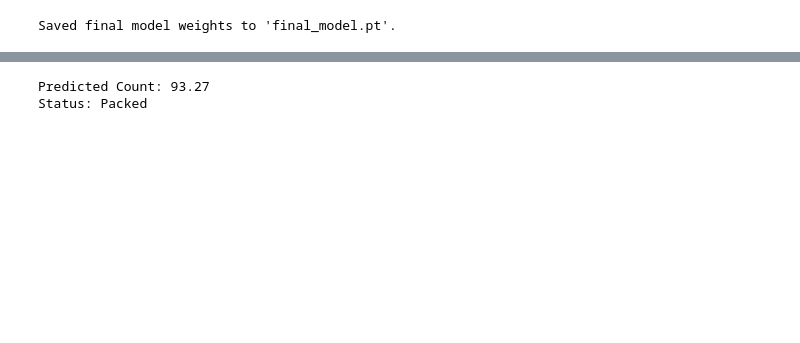
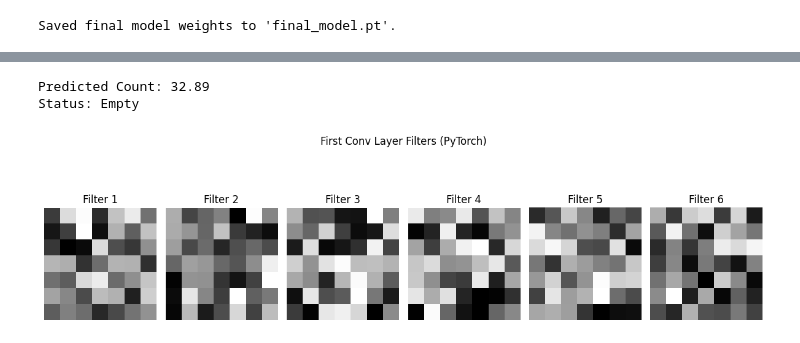
Before and after one commit to zub19/crowdNN, a Jupyter notebook: CNN.ipynb, the cells around one changed output, grey strips where cells are left out. Cells and saved outputs as stored; diff of their text form; code cells hidden in the pictures; blank space fills up the shorter version.

```diff
--- a/CNN.ipynb
+++ b/CNN.ipynb
@@ -441,14 +566,10 @@ class ResNetCrowdRegressor(nn.Module):
         x = self.fc(x)
         return x.squeeze(1)
 
-
 # Load the model
 device = torch.device('cuda' if torch.cuda.is_available() else 'cpu')
 model = ResNetCrowdRegressor().to(device)
-criterion = torch.nn.L1Loss()  #  MAE
-# model.load_state_dict(torch.load('best_model.pt', map_location=device))
-checkpoint = torch.load('best_model.pt', map_location=device)
-model.load_state_dict(checkpoint['model_state_dict'])
+model.load_state_dict(torch.load('best_model.pt', map_location=device))
 model.eval()
 
 # Define the same transform (for a single grayscale image)
@@ -460,7 +581,7 @@ transform = transforms.Compose([
 ])
 
 # Load an image for inference
-img_path = 'jhu_crowd_v2.0/test.jpg'  # Replace with your image path
+img_path = 'jhu_crowd_v2.0/test5.jpeg'  # Replace with your image path
 image = Image.open(img_path).convert('RGB')  # Your image might be RGB, so convert properly
 input_tensor = transform(image).unsqueeze(0).to(device)  # Add batch dimension and move to device
 
@@ -472,18 +593,59 @@ with torch.no_grad():
 print(f'Predicted Count: {predicted_count:.2f}')
 
 # Interpret the result
-if predicted_count < 10:
+if predicted_count < 50:
     print("Status: Empty")
-elif predicted_count < 20:
+elif predicted_count < 60:
     print("Status: A few people")
-elif predicted_count < 40:
+elif predicted_count < 70:
     print("Status: Average crowd")
-elif predicted_count < 60:
+elif predicted_count < 80:
     print("Status: Getting busy")
-elif predicted_count < 80:
+elif predicted_count < 100:
     print("Status: Busy")
 else:
     print("Status: Packed")
 # %% [output]
-Predicted Count: 93.27
-Status: Packed
+Predicted Count: 32.89
+Status: Empty
+# %%
+import matplotlib.pyplot as plt
+import torch
+import numpy as np
+
+# Step 1: Navigate to the actual conv layer
+# Assume model.features = nn.Sequential(...), common in custom ResNet-like models
+first_conv = list(model.children())[0]  # this is likely a Sequential
+first_conv_layer = None
+
+# Find the first actual Conv2d layer inside that Sequential
+for layer in first_conv:
+    if isinstance(layer, torch.nn.Conv2d):
+        first_conv_layer = layer
+        break
+
+if first_conv_layer is None:
+    raise ValueError("Could not find a Conv2d layer in the model's first block.")
+
+# Step 2: Extract weights
+filters = first_conv_layer.weight.data.cpu().numpy()
+
+# Step 3: Normalize for display
+f_min, f_max = filters.min(), filters.max()
+filters = (filters - f_min) / (f_max - f_min)
+
+n_filters = min(filters.shape[0], 6)
+plt.figure(figsize=(12, 4))
+
+for i in range(n_filters):
+    filter_img = filters[i, 0]  # first channel of each filter
+    plt.subplot(1, n_filters, i + 1)
+    plt.imshow(filter_img, cmap='gray')
+    plt.axis('off')
+    plt.title(f'Filter {i+1}')
+
+plt.suptitle("First Conv Layer Filters (PyTorch)")
+plt.tight_layout()
+plt.show()
+# %% [output]
+[figure, added]
```
Also changed, not shown: parts of 12 cells of this notebook.
